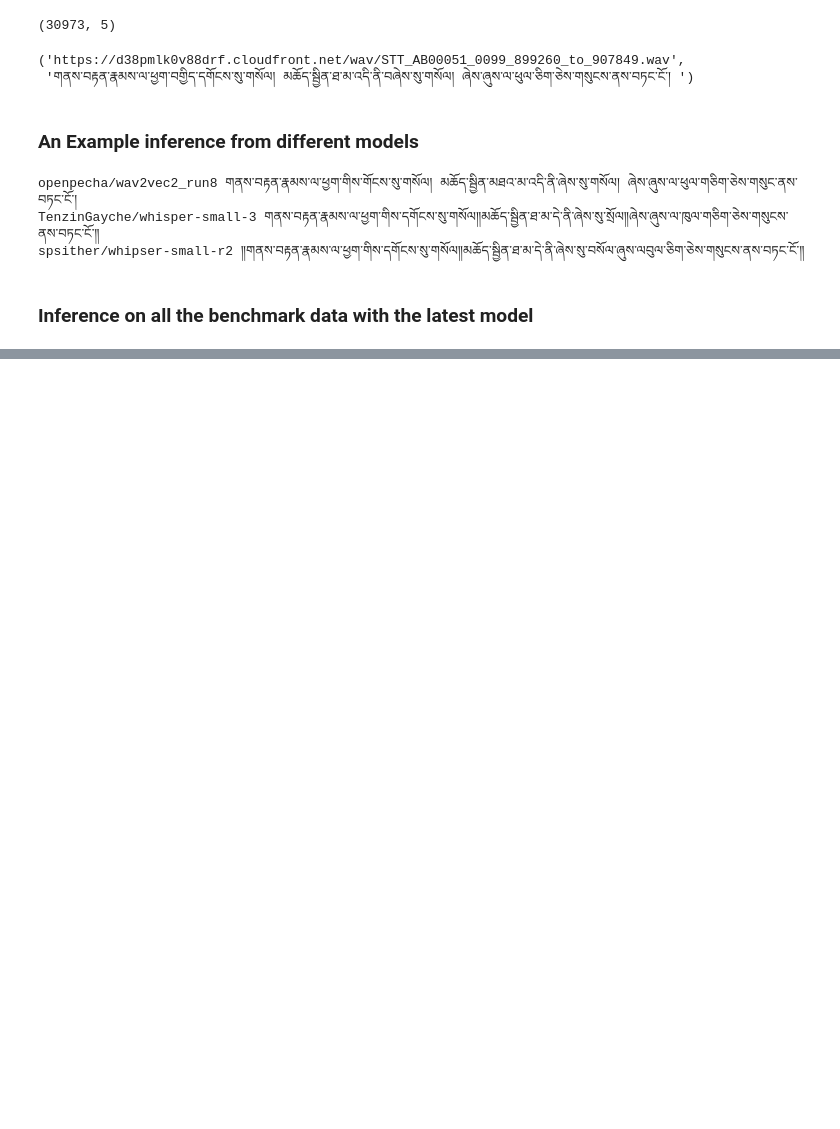
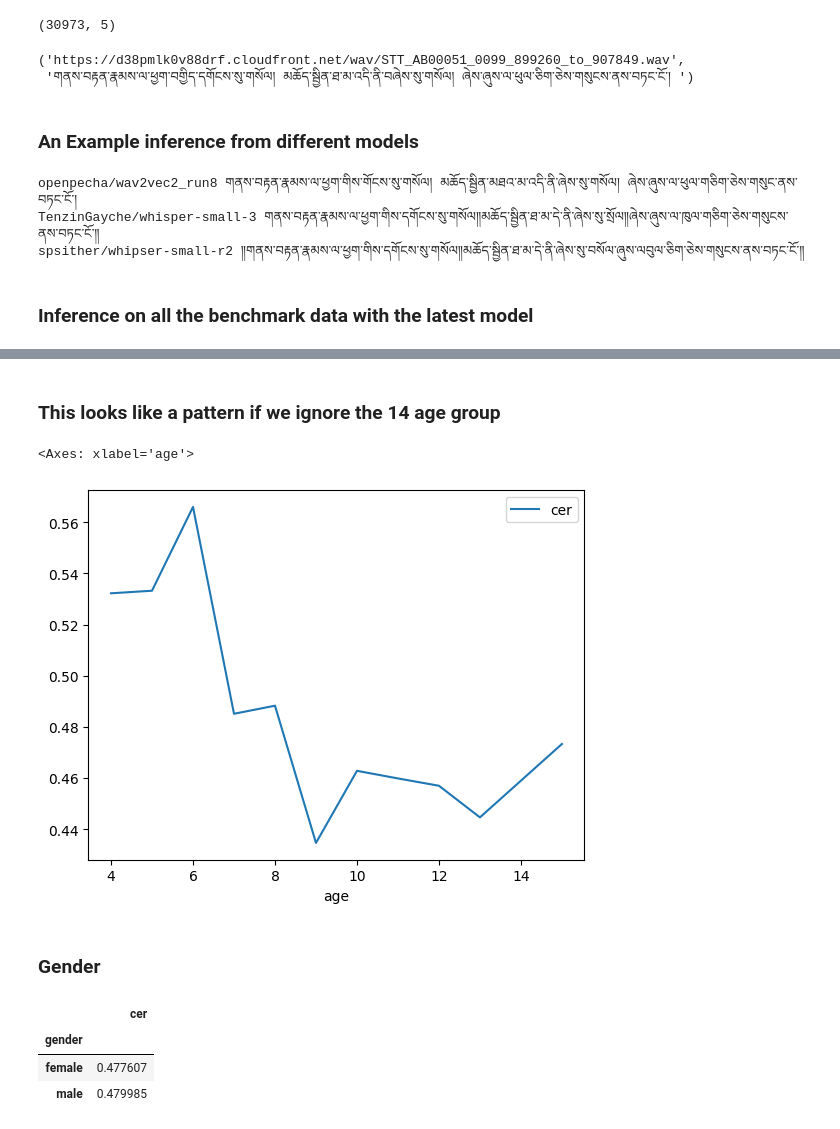
Before and after one commit to OpenPecha/stt-whisper, a Jupyter notebook: evaluate.ipynb, the cells around one changed output, grey strips where cells are left out. Drawn from its saved outputs; the diff is of its cells as text; code cells hidden in the pictures; blank space fills up the shorter version.

```diff
--- a/evaluate.ipynb
+++ b/evaluate.ipynb
@@ -113,0 +112,12 @@ df_out['cer'] = df_out.apply(lambda row: min(cer_metric.compute(references=[df_o
+# %%
+def calculate_cer(row):
+    try:
+        uni = row['uni']
+        inf_uni = row['inf_uni']
+        cer = cer_metric.compute(references=[uni], predictions=[inf_uni])
+        cer = min(cer, 1.0)
+        return cer
+    except:
+        return 0.0
+# %%
+df['cer'] = df.apply(lambda row: calculate_cer(row), axis=1)
@@ -135,0 +152,2 @@ df_out.to_csv('tibetan-voice-benchmark-with-inf-cer.tsv', sep='\t', index=False)
+# %%
+df = df[df['dept'] == 'STT_CS']
@@ -135,0 +203,3 @@ df_out.to_csv('tibetan-voice-benchmark-with-inf-cer.tsv', sep='\t', index=False)
+# %%
+df_parsed = df['file_name'].apply(lambda x: pd.Series(parse_cs_file_name(x)))
+df = pd.concat([df, df_parsed], axis=1)
@@ -135,0 +232,16 @@ df_out.to_csv('tibetan-voice-benchmark-with-inf-cer.tsv', sep='\t', index=False)
+# %% [markdown]
+### This looks like a pattern if we ignore the 14 age group
+# %%
+df[df['age'] != 14][['age', 'cer']].groupby('age').mean('cer').plot()
+# %% [output]
+<Axes: xlabel='age'>
+[figure, added]
+# %% [markdown]
+### Gender
+# %%
+df[['gender', 'cer']].groupby('gender').mean('cer')
+# %% [output]
+|  | cer |
+| gender |  |
+| female | 0.477607 |
+| male | 0.479985 |
```
Also changed, not shown: parts of 29 cells of this notebook.
